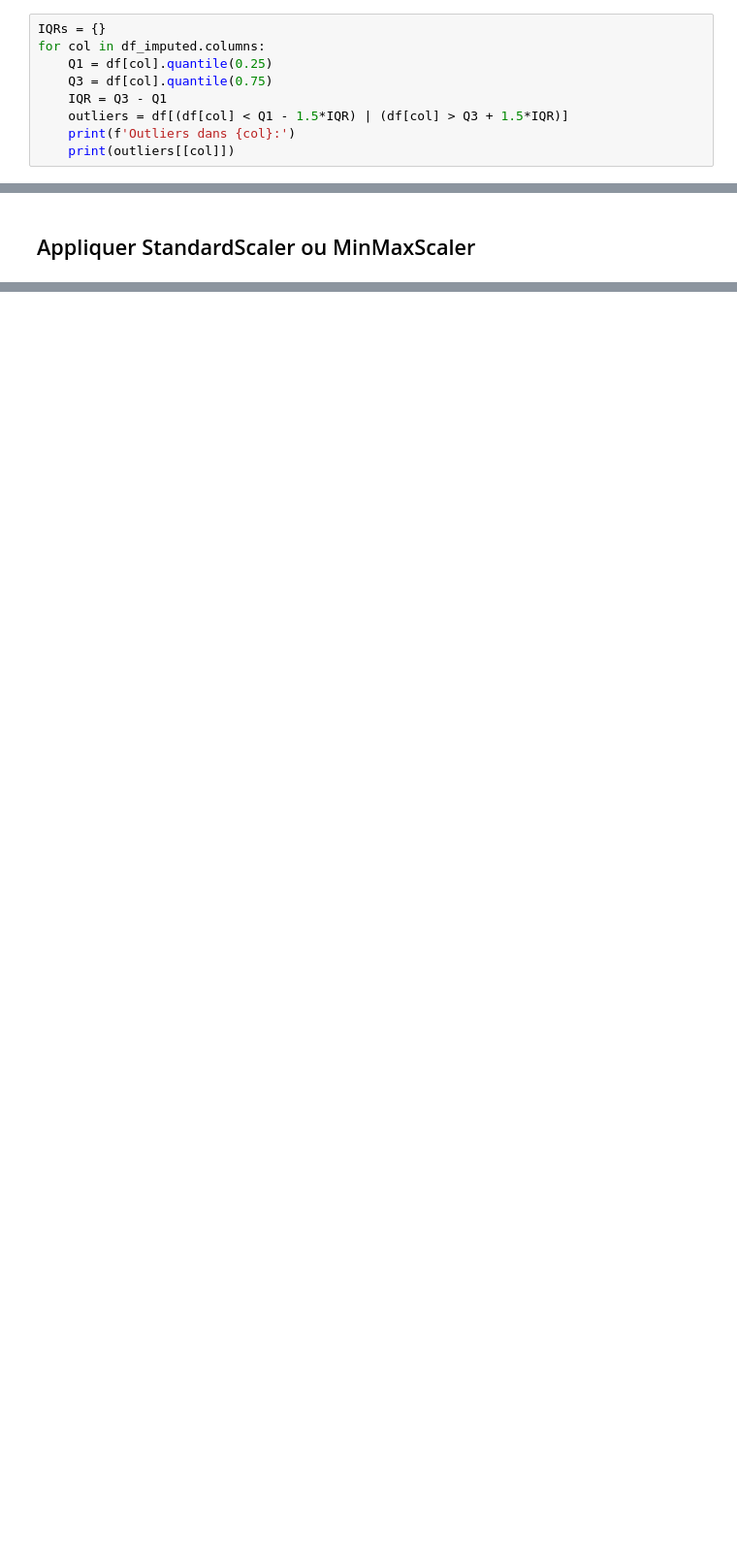
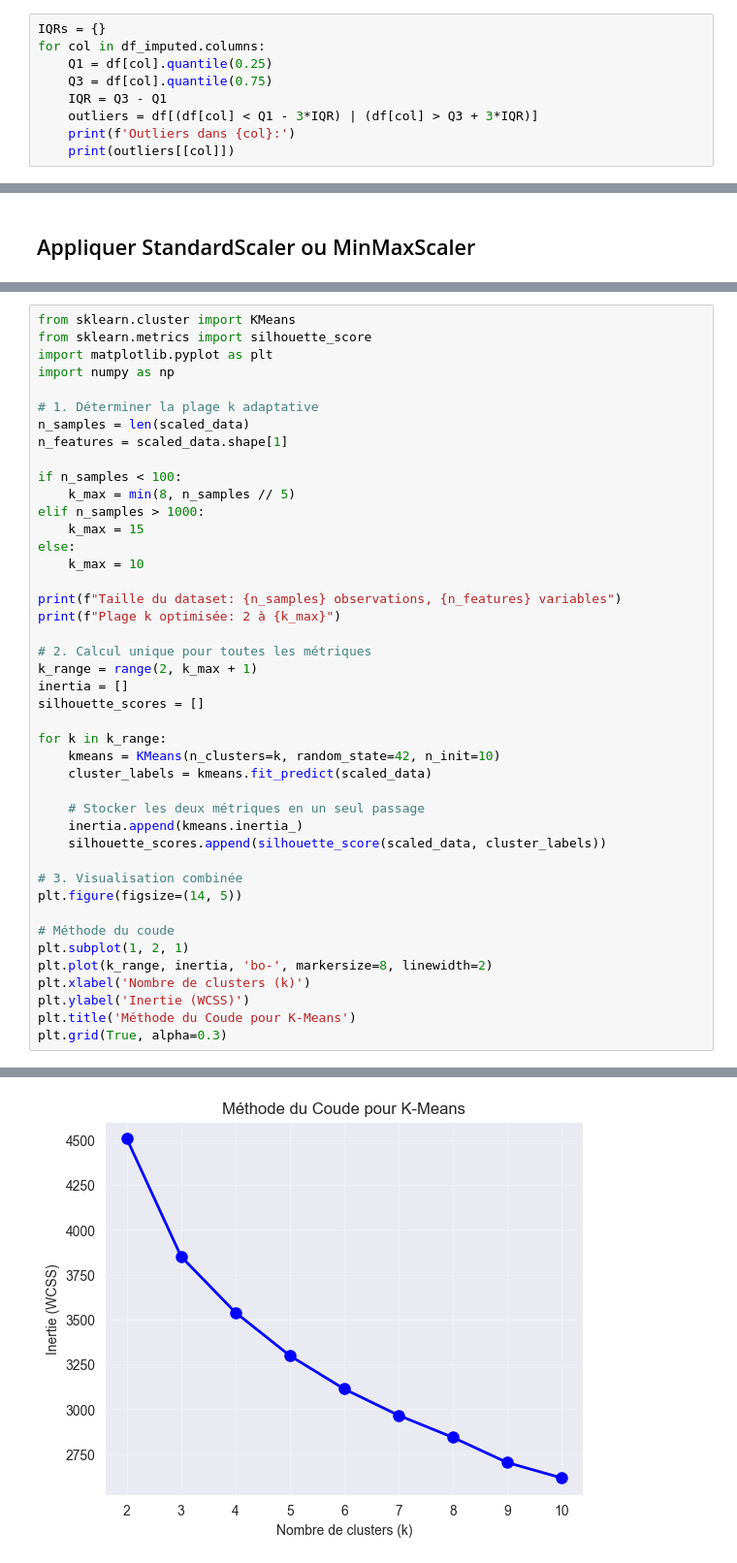
Before and after one commit to YounessBoumeshouli/Analyse_et_Pr-diction_du_Risque_de_Diab-te, a Jupyter notebook: main.ipynb, the cells around one changed output, grey strips where cells are left out. Shown at 97% size. Cells and saved outputs as stored; diff of their text form; blank space fills up the shorter version.

Commit message:
AEPDRDD-29 Appliquer méthode du coude (Elbow)

```diff
--- a/main.ipynb
+++ b/main.ipynb
@@ -221,7 +230,7 @@ for col in df_imputed.columns:
     Q1 = df[col].quantile(0.25)
     Q3 = df[col].quantile(0.75)
     IQR = Q3 - Q1
-    outliers = df[(df[col] < Q1 - 1.5*IQR) | (df[col] > Q3 + 1.5*IQR)]
+    outliers = df[(df[col] < Q1 - 3*IQR) | (df[col] > Q3 + 3*IQR)]
     print(f'Outliers dans {col}:')
     print(outliers[[col]])
 # %% [output]
@@ -384,0 +389,44 @@ array([[ 0.65735547,  0.92404008, -0.02811548,  0.92321895, -0.80526561,
+# %%
+from sklearn.cluster import KMeans
+from sklearn.metrics import silhouette_score
+import matplotlib.pyplot as plt
+import numpy as np
+
+# 1. Déterminer la plage k adaptative
+n_samples = len(scaled_data)
+n_features = scaled_data.shape[1]
+
+if n_samples < 100:
+    k_max = min(8, n_samples // 5)
+elif n_samples > 1000:
+    k_max = 15
+else:
+    k_max = 10
+
+print(f"Taille du dataset: {n_samples} observations, {n_features} variables")
+print(f"Plage k optimisée: 2 à {k_max}")
+
+# 2. Calcul unique pour toutes les métriques
+k_range = range(2, k_max + 1)
+inertia = []
+silhouette_scores = []
+
+for k in k_range:
+    kmeans = KMeans(n_clusters=k, random_state=42, n_init=10)
+    cluster_labels = kmeans.fit_predict(scaled_data)
+
+    # Stocker les deux métriques en un seul passage
+    inertia.append(kmeans.inertia_)
+    silhouette_scores.append(silhouette_score(scaled_data, cluster_labels))
+
+# 3. Visualisation combinée
+plt.figure(figsize=(14, 5))
+
+# Méthode du coude
+plt.subplot(1, 2, 1)
+plt.plot(k_range, inertia, 'bo-', markersize=8, linewidth=2)
+plt.xlabel('Nombre de clusters (k)')
+plt.ylabel('Inertie (WCSS)')
+plt.title('Méthode du Coude pour K-Means')
+plt.grid(True, alpha=0.3)
+# %% [output]
@@ -384,0 +435 @@ array([[ 0.65735547,  0.92404008, -0.02811548,  0.92321895, -0.80526561,
+[figure, added]
```
Also changed, not shown: parts of 8 cells of this notebook.
